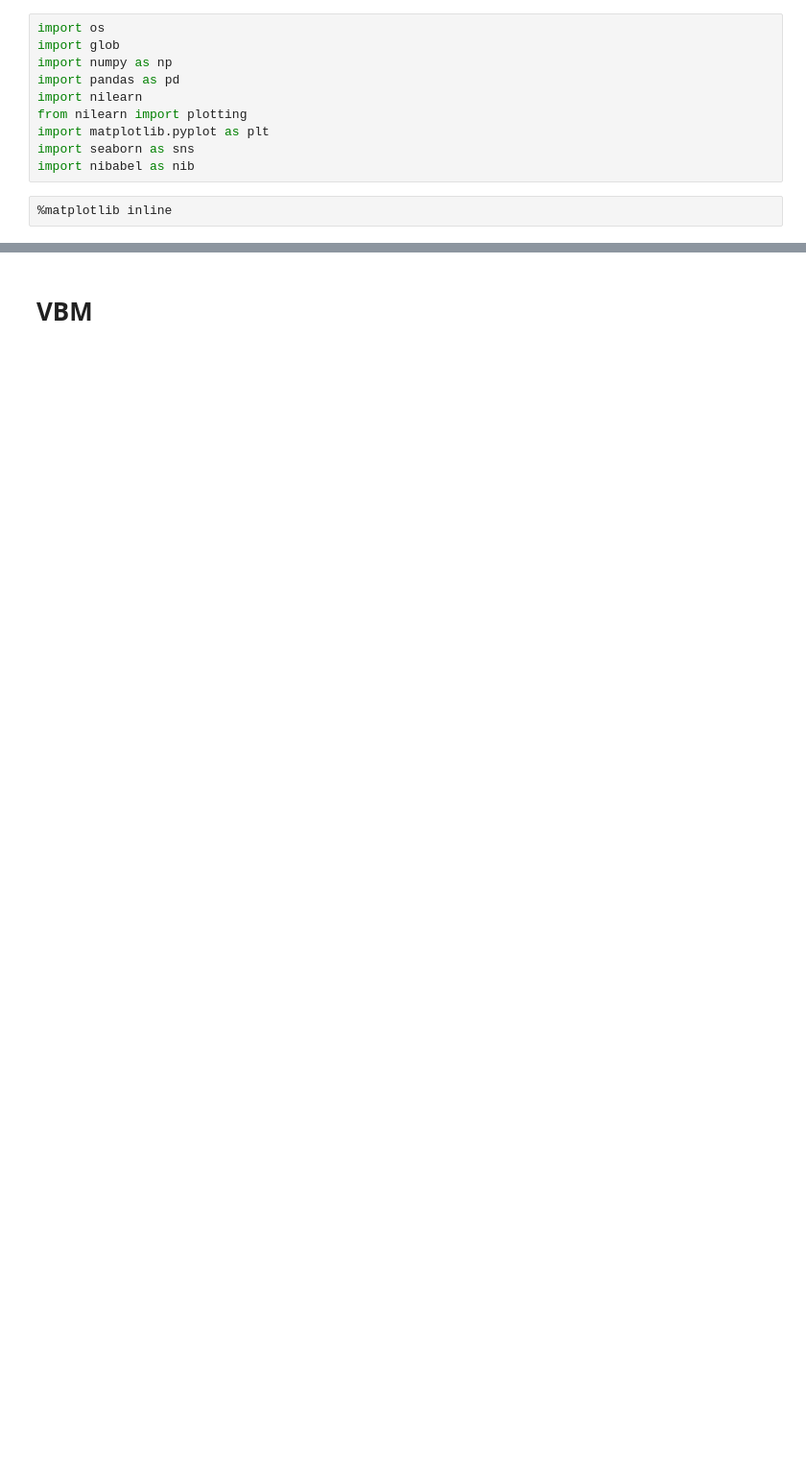
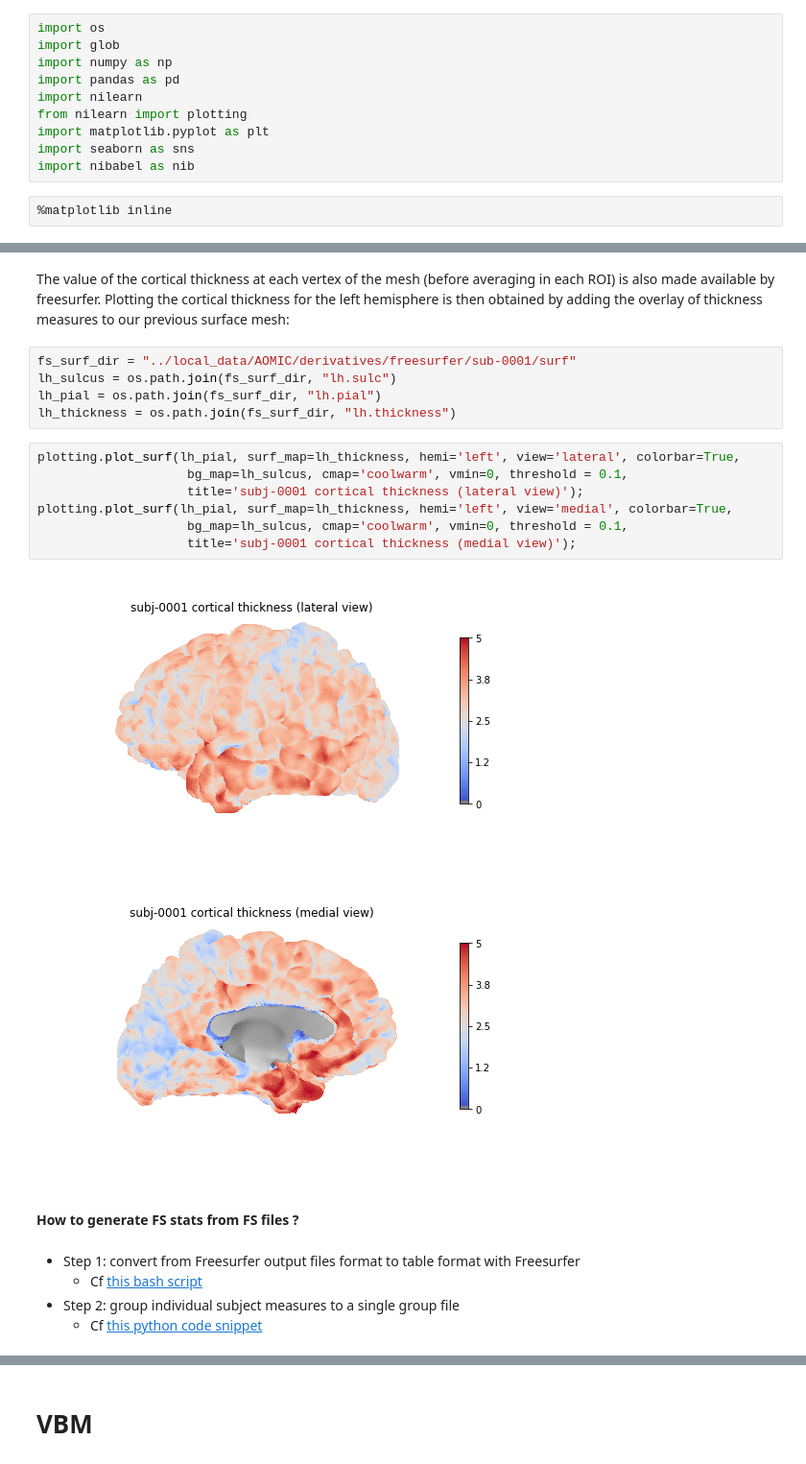
Before and after one commit to fishtree-attempt/SDC-BIDS-sMRI, a Jupyter notebook: code/Stats.ipynb, the cells around one changed output, grey strips where cells are left out. Shown at 96% size. Saved outputs shown, nothing was run; the diff lists cells and outputs as text; blank space fills up the shorter version.

Commit message:
Add core stats content

```diff
--- a/code/Stats.ipynb
+++ b/code/Stats.ipynb
@@ -12,0 +149,24 @@ import nibabel as nib
+# %% [markdown]
+The value of the cortical thickness at each vertex of the mesh (before averaging in each ROI) is also made available by freesurfer. Plotting the cortical thickness for the left hemisphere is then obtained by adding the overlay of thickness measures to our previous surface mesh:
+# %%
+fs_surf_dir = "../local_data/AOMIC/derivatives/freesurfer/sub-0001/surf"
+lh_sulcus = os.path.join(fs_surf_dir, "lh.sulc")
+lh_pial = os.path.join(fs_surf_dir, "lh.pial")
+lh_thickness = os.path.join(fs_surf_dir, "lh.thickness")
+# %%
+plotting.plot_surf(lh_pial, surf_map=lh_thickness, hemi='left', view='lateral', colorbar=True,
+                    bg_map=lh_sulcus, cmap='coolwarm', vmin=0, threshold = 0.1,
+                    title='subj-0001 cortical thickness (lateral view)');
+plotting.plot_surf(lh_pial, surf_map=lh_thickness, hemi='left', view='medial', colorbar=True,
+                    bg_map=lh_sulcus, cmap='coolwarm', vmin=0, threshold = 0.1,
+                    title='subj-0001 cortical thickness (medial view)');
+# %% [output]
+[figure, added]
+[figure, added]
+# %% [markdown]
+#### How to generate FS stats from FS files ?
+# %% [markdown]
+* Step 1: convert from Freesurfer output files format to table format with Freesurfer
+    * Cf [this bash script](https://github.com/NILAB-UvA/AOMIC-common-scripts/blob/master/fs_stats/create_freesurfer_tables.sh)
+* Step 2: group individual subject measures to a single group file
+    * Cf [this python code snippet](https://github.com/NILAB-UvA/AOMIC-common-scripts/blob/master/fs_stats/fs_stats.ipynb)
```
Also changed, not shown: parts of 130 cells of this notebook, 33 other files.
